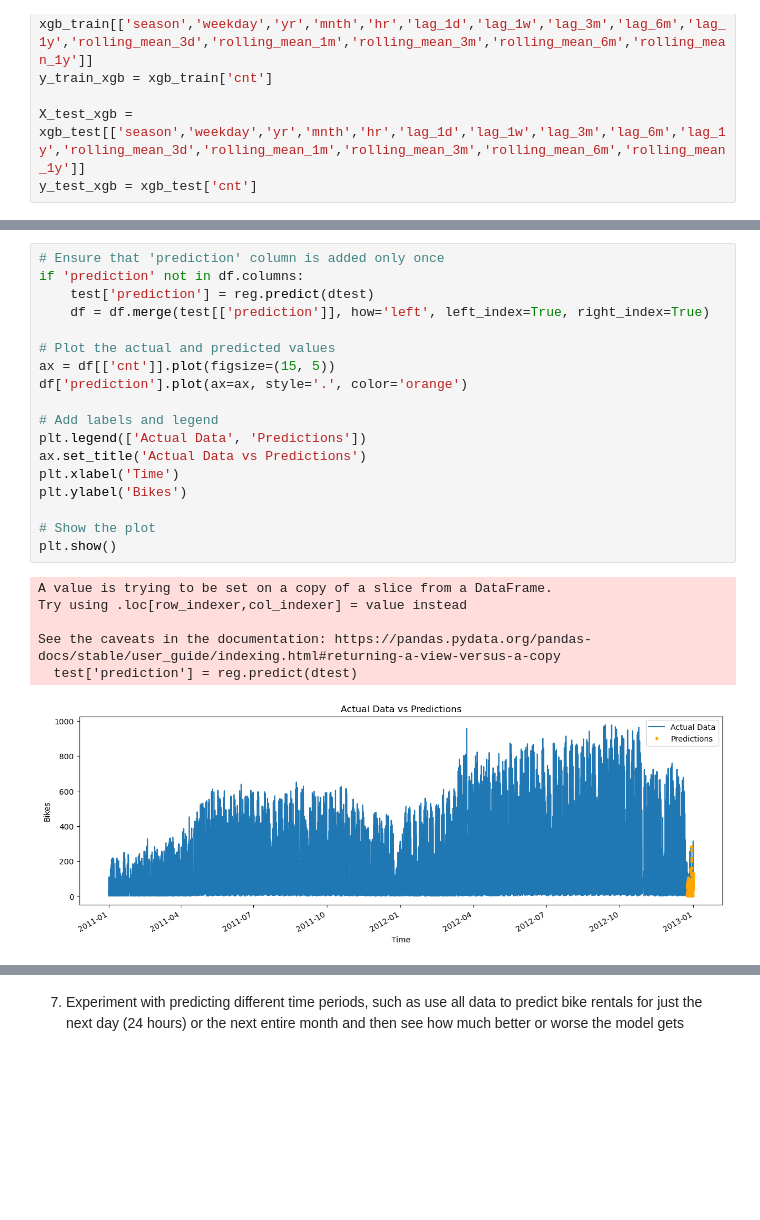
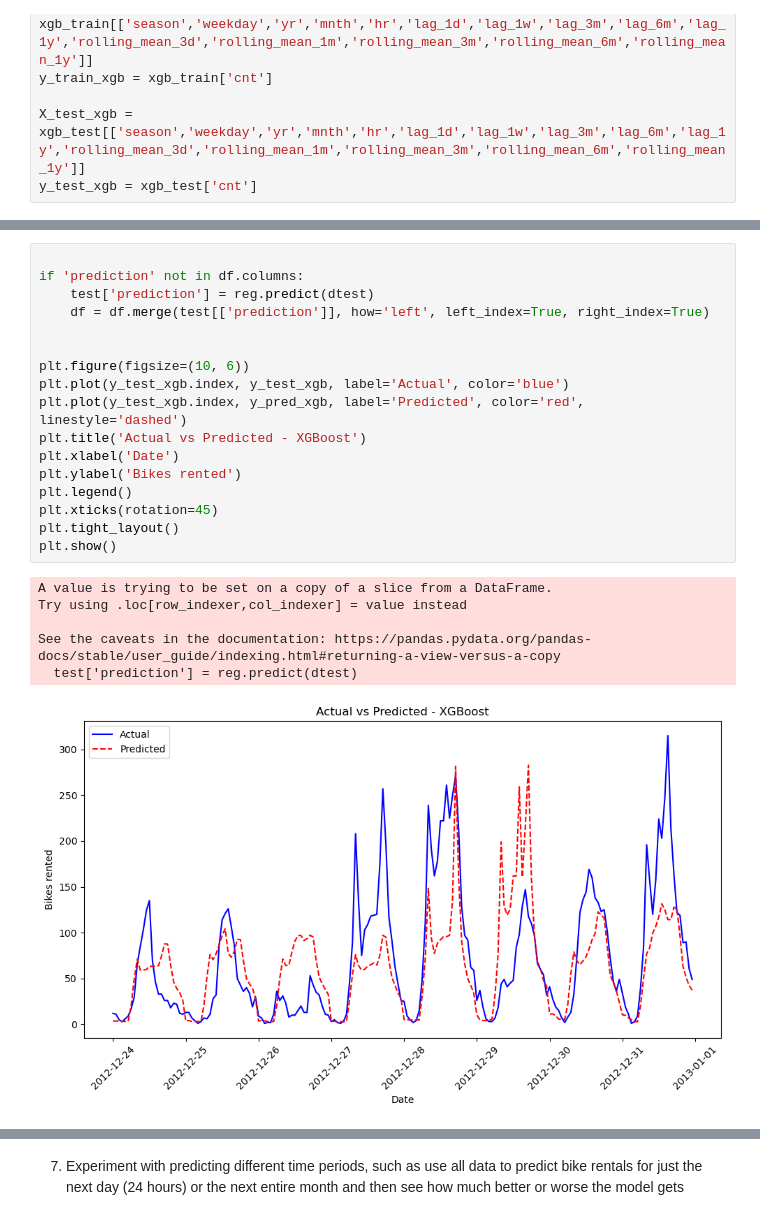
Before and after one commit to MarLaslo/DataScienceRUC, a Jupyter notebook: E5 - Time series.ipynb, the cells around one changed output, grey strips where cells are left out. Drawn from its saved outputs; the diff is of its cells as text; blank space fills up the shorter version.

Commit message:
time series fix E5

```diff
--- a/E5 - Time series.ipynb
+++ b/E5 - Time series.ipynb
@@ -192,27 +186,26 @@ y_pred_xgb = reg.predict(dtest)
 [500]   train-rmse:77.33627     eval-rmse:55.75064
 [584]   train-rmse:76.40697     eval-rmse:55.83124
 # %%
-# Ensure that 'prediction' column is added only once
+
 if 'prediction' not in df.columns:
     test['prediction'] = reg.predict(dtest)
     df = df.merge(test[['prediction']], how='left', left_index=True, right_index=True)
 
-# Plot the actual and predicted values
-ax = df[['cnt']].plot(figsize=(15, 5))
-df['prediction'].plot(ax=ax, style='.', color='orange')
 
-# Add labels and legend
-plt.legend(['Actual Data', 'Predictions'])
-ax.set_title('Actual Data vs Predictions')
-plt.xlabel('Time')
-plt.ylabel('Bikes')
-
-# Show the plot
+plt.figure(figsize=(10, 6))
+plt.plot(y_test_xgb.index, y_test_xgb, label='Actual', color='blue')
+plt.plot(y_test_xgb.index, y_pred_xgb, label='Predicted', color='red', linestyle='dashed')
+plt.title('Actual vs Predicted - XGBoost')
+plt.xlabel('Date')
+plt.ylabel('Bikes rented')
+plt.legend()
+plt.xticks(rotation=45)
+plt.tight_layout()
 plt.show()
 # %% [output]
 A value is trying to be set on a copy of a slice from a DataFrame.
 Try using .loc[row_indexer,col_indexer] = value instead
 
 See the caveats in the documentation: https://pandas.pydata.org/pandas-docs/stable/user_guide/indexing.html#returning-a-view-versus-a-copy
   test['prediction'] = reg.predict(dtest)
-[figure, old version]
+[figure, new version]
```
Also changed, not shown: parts of 12 cells of this notebook.
